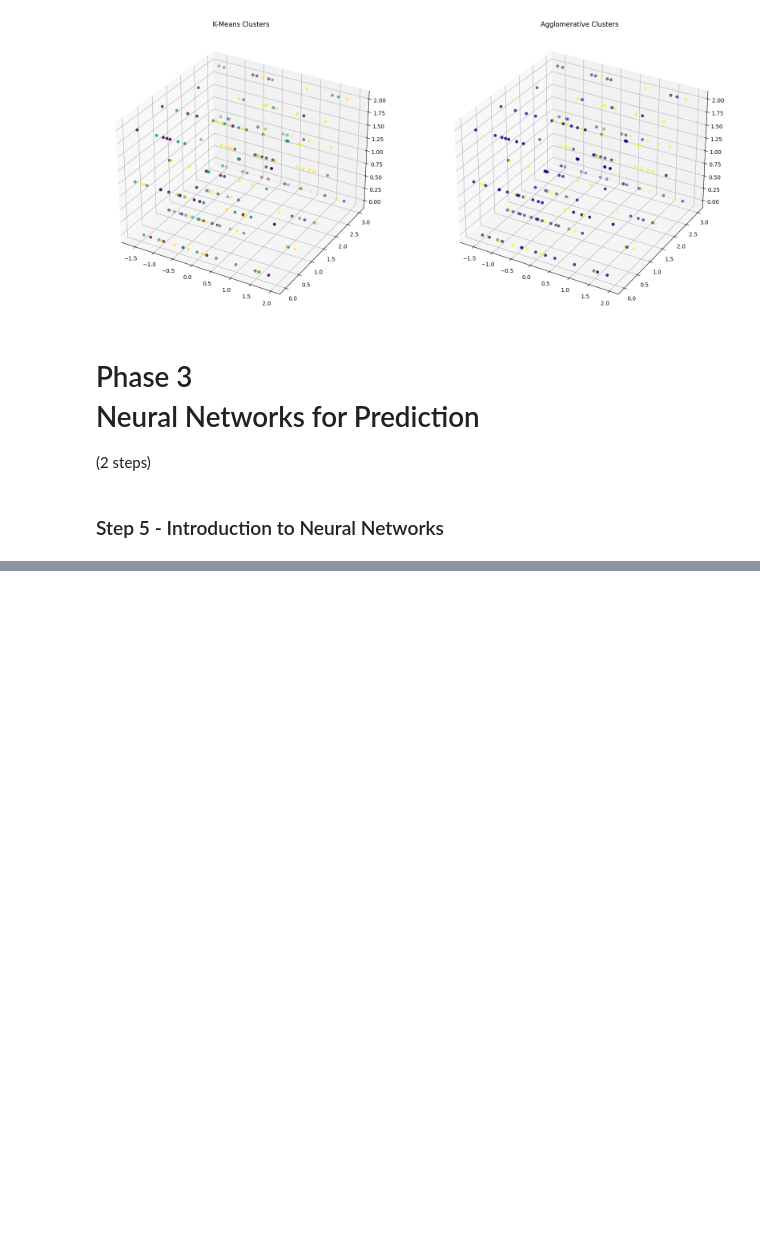
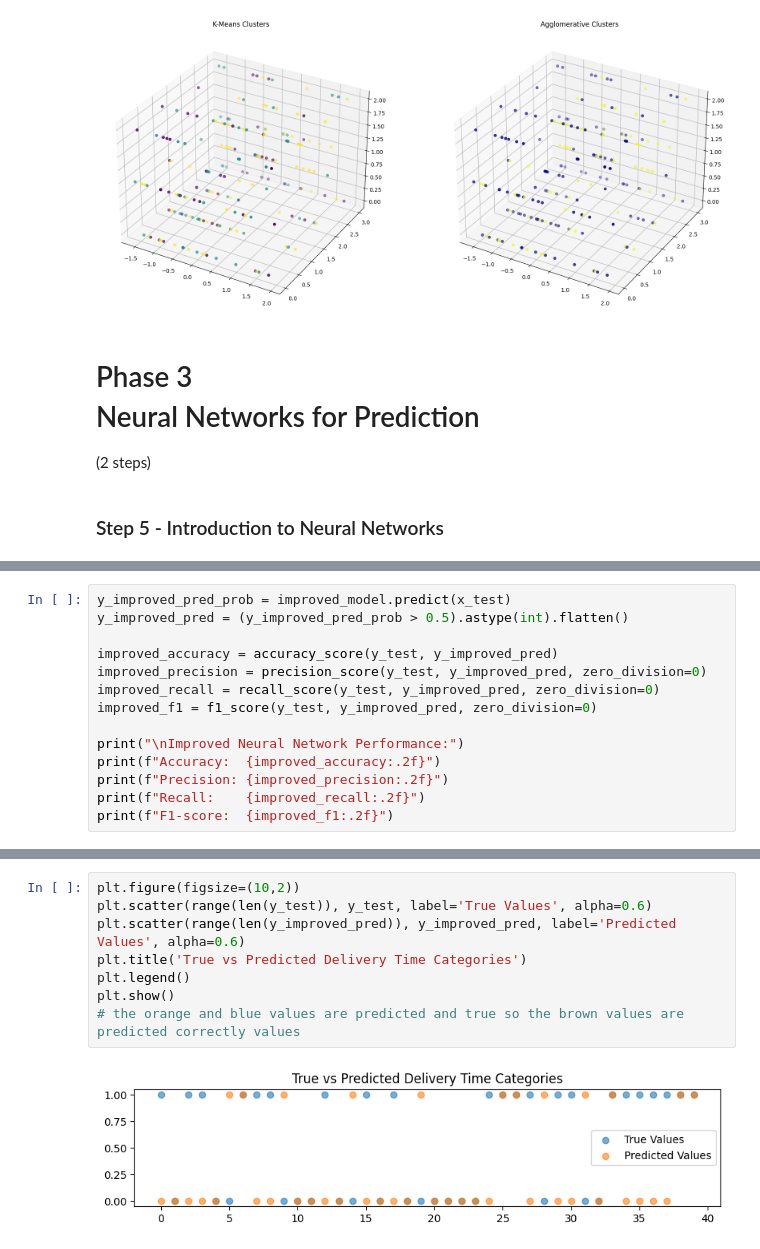
Before and after one commit to princypandya/Food-Delivery-Time-Prediction, a Jupyter notebook: Assignment5.ipynb, the cells around one changed output, grey strips where cells are left out. Drawn from its saved outputs; the diff is of its cells as text; blank space fills up the shorter version.

```diff
--- a/Assignment5.ipynb
+++ b/Assignment5.ipynb
@@ -495,0 +679,14 @@ plt.show()
+# %%
+y_improved_pred_prob = improved_model.predict(x_test)
+y_improved_pred = (y_improved_pred_prob > 0.5).astype(int).flatten()
+
+improved_accuracy = accuracy_score(y_test, y_improved_pred)
+improved_precision = precision_score(y_test, y_improved_pred, zero_division=0)
+improved_recall = recall_score(y_test, y_improved_pred, zero_division=0)
+improved_f1 = f1_score(y_test, y_improved_pred, zero_division=0)
+
+print("\nImproved Neural Network Performance:")
+print(f"Accuracy:  {improved_accuracy:.2f}")
+print(f"Precision: {improved_precision:.2f}")
+print(f"Recall:    {improved_recall:.2f}")
+print(f"F1-score:  {improved_f1:.2f}")
@@ -495,0 +719,10 @@ plt.show()
+# %%
+plt.figure(figsize=(10,2))
+plt.scatter(range(len(y_test)), y_test, label='True Values', alpha=0.6)
+plt.scatter(range(len(y_improved_pred)), y_improved_pred, label='Predicted Values', alpha=0.6)
+plt.title('True vs Predicted Delivery Time Categories')
+plt.legend()
+plt.show()
+# the orange and blue values are predicted and true so the brown values are predicted correctly values
+# %% [output]
+[figure, added]
```
Also changed, not shown: parts of 32 cells of this notebook.
